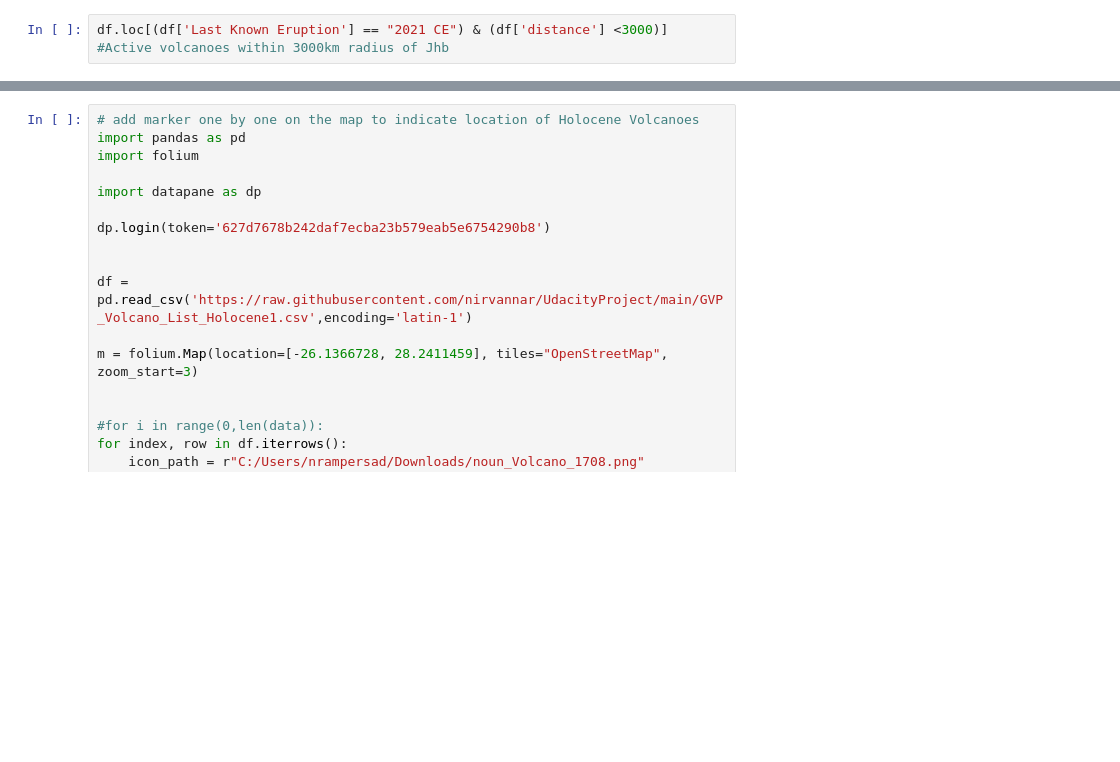
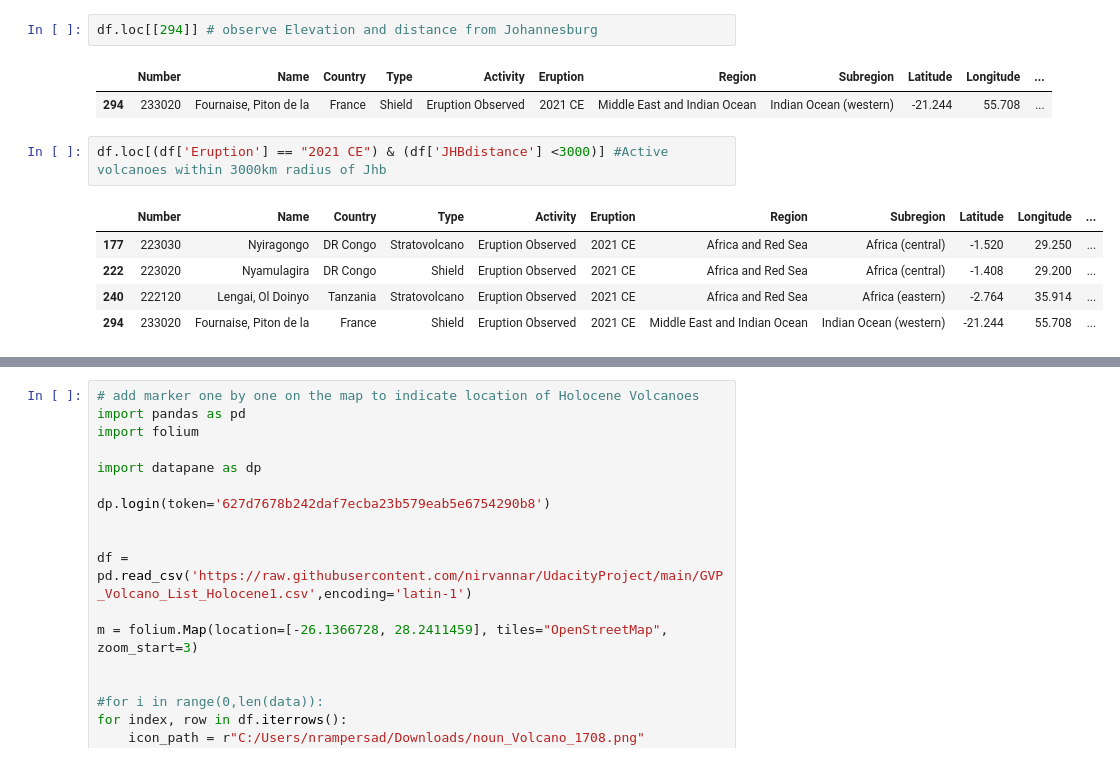
Before and after one commit to nirvannar/UdacityProject, a Jupyter notebook: Project1CrispDM.ipynb, the cells around one changed output, grey strips where cells are left out. Drawn from its saved outputs; the diff is of its cells as text; blank space fills up the shorter version.

```diff
--- a/Project1CrispDM.ipynb
+++ b/Project1CrispDM.ipynb
@@ -97,2 +470,13 @@ df.head() # Check if column for distance is appended
+# %%
+df.loc[[294]] # observe Elevation and distance from Johannesburg
+# %% [output]
+|  | Number | Name | Country | Type | Activity | Eruption | Region | Subregion | Latitude | Longitude | ... |
+| 294 | 233020 | Fournaise, Piton de la | France | Shield | Eruption Observed | 2021 CE | Middle East and Indian Ocean | Indian Ocean (western) | -21.244 | 55.708 | ... |
 # %%
-df.loc[(df['Last Known Eruption'] == "2021 CE") & (df['distance'] <3000)] #Active volcanoes within 3000km radius of Jhb
+df.loc[(df['Eruption'] == "2021 CE") & (df['JHBdistance'] <3000)] #Active volcanoes within 3000km radius of Jhb
+# %% [output]
+|  | Number | Name | Country | Type | Activity | Eruption | Region | Subregion | Latitude | Longitude | ... |
+| 177 | 223030 | Nyiragongo | DR Congo | Stratovolcano | Eruption Observed | 2021 CE | Africa and Red Sea | Africa (central) | -1.520 | 29.250 | ... |
+| 222 | 223020 | Nyamulagira | DR Congo | Shield | Eruption Observed | 2021 CE | Africa and Red Sea | Africa (central) | -1.408 | 29.200 | ... |
+| 240 | 222120 | Lengai, Ol Doinyo | Tanzania | Stratovolcano | Eruption Observed | 2021 CE | Africa and Red Sea | Africa (eastern) | -2.764 | 35.914 | ... |
+| 294 | 233020 | Fournaise, Piton de la | France | Shield | Eruption Observed | 2021 CE | Middle East and Indian Ocean | Indian Ocean (western) | -21.244 | 55.708 | ... |
```
Also changed, not shown: parts of 44 cells of this notebook, 1 other file.
